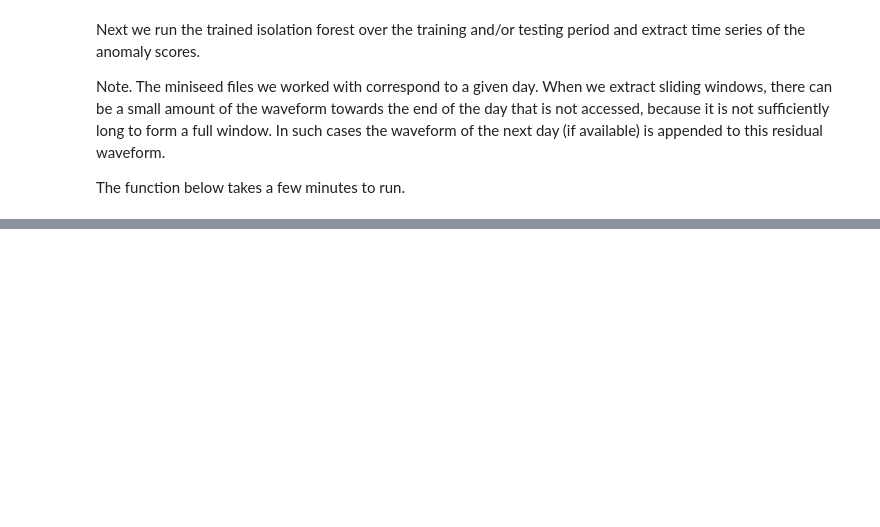
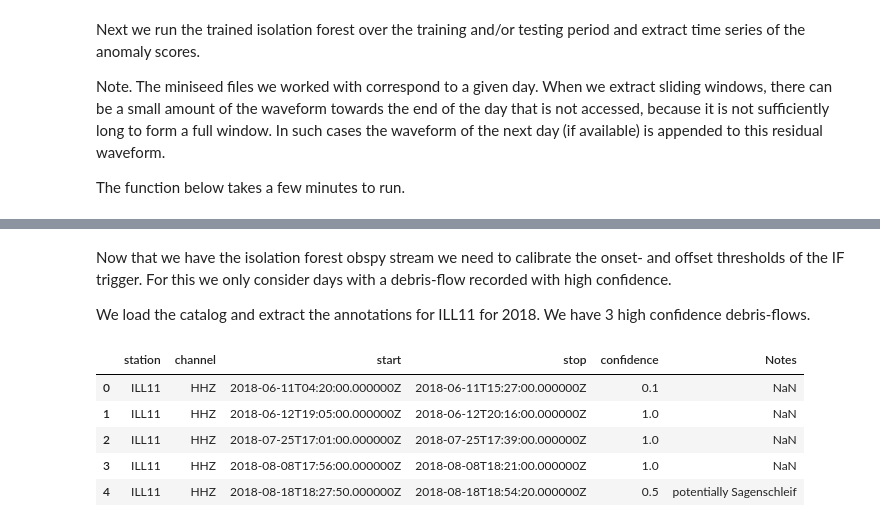
Before and after one commit to FKamper/seismic-isolation-forest, a Jupyter notebook: notebooks/if_illustration.ipynb, the cells around one changed output, grey strips where cells are left out. Cells and saved outputs as stored; diff of their text form; code cells hidden in the pictures; blank space fills up the shorter version.

```diff
--- a/notebooks/if_illustration.ipynb
+++ b/notebooks/if_illustration.ipynb
@@ -44,0 +59,18 @@ except (FileNotFoundError, OSError):
+# %% [markdown]
+Now that we have the isolation forest obspy stream we need to calibrate the onset- and offset thresholds of the IF trigger. For this we only consider days with a debris-flow recorded with high confidence.
+
+We load the catalog and extract the annotations for ILL11 for 2018. We have 3 high confidence debris-flows.
+# %%
+flows = preproc_flow_annotations(pd.read_csv("../catalogues/flow_catalogue.csv"))
+flows = flows[flows["station"] == "ILL11"].reset_index(drop=True)
+flows = flows[flows["stop"] < obspy.UTCDateTime("2018-12-31T23:59:59")].reset_index(
+    drop=True
+)
+flows.head()
+# %% [output]
+|  | station | channel | start | stop | confidence | Notes |
+| 0 | ILL11 | HHZ | 2018-06-11T04:20:00.000000Z | 2018-06-11T15:27:00.000000Z | 0.1 | NaN |
+| 1 | ILL11 | HHZ | 2018-06-12T19:05:00.000000Z | 2018-06-12T20:16:00.000000Z | 1.0 | NaN |
+| 2 | ILL11 | HHZ | 2018-07-25T17:01:00.000000Z | 2018-07-25T17:39:00.000000Z | 1.0 | NaN |
+| 3 | ILL11 | HHZ | 2018-08-08T17:56:00.000000Z | 2018-08-08T18:21:00.000000Z | 1.0 | NaN |
+| 4 | ILL11 | HHZ | 2018-08-18T18:27:50.000000Z | 2018-08-18T18:54:20.000000Z | 0.5 | potentially Sagenschleif |
```
Also changed, not shown: parts of 11 cells of this notebook, 2 other files.
